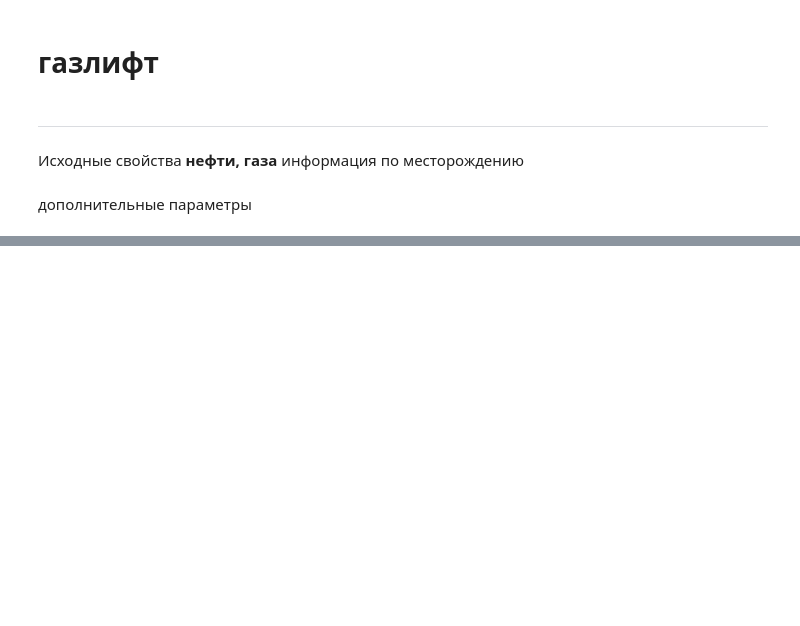
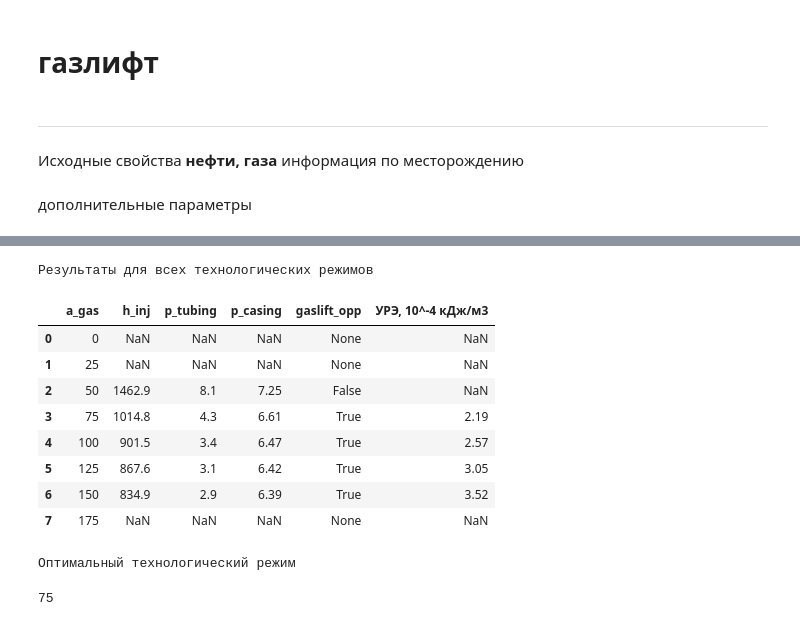
Before and after one commit to Gregoryish/MohovHW, a Jupyter notebook: gazlift.ipynb, the cells around one changed output, grey strips where cells are left out. Drawn from its saved outputs; the diff is of its cells as text; code cells hidden in the pictures; blank space fills up the shorter version.

Commit message:
hw_3
в gazlift
ДЗ №3  расчет пуска клапанов
полуавтоматический метод (имеется возможность реализации в автоматическом режиме) сейчас выполнено на "скорую".

```diff
--- a/gazlift.ipynb
+++ b/gazlift.ipynb
@@ -104 +143,9 @@ a_gas = 0
+# %%
+#максимальный дебит фонтанирующей скважины
+q_liquid = 40
+#глубина спуска колонны равняется глубине скважины из условий прочности
+h_tubing = h_well
+#продуктивность и обводнённость при которых скв. не фонтанирует
+PI_2 = PI/1.35
+B_2 = 0.4
 # %%
@@ -127,0 +206,11 @@ density_gas_std
+# %%
+#построение КРД В затрубном пространстве
+
+list_h = np.linspace(0,h_well,100)
+list_h = np.round(list_h)
+list_t = t_h (t_head_tubing,t_reservoir,h_well, list_h)
+p_gas_head = 6
+
+list_p_casing = get_p_casing (list_t, list_h,p_gas_head,relative_density_gas)
+#gazlift_dict[50][1]
+np.round(list_h)
@@ -127,0 +280,46 @@ density_gas_std
+# %%
+list_results = list()
+for a_gas in gazlift_dict:
+    delta = abs(gazlift_dict[a_gas][1][:len(p_list_bhp[::-1][1:])] - list_H_bhp[::-1][1:])
+
+    try :
+        return_index = np.nonzero(np.where(delta<6,1,0))
+        return_index = return_index[0][len(return_index[0])//2]
+    except:
+        return_index = False
+
+    if return_index:
+        h_inj, p_tubing, p_casing = gazlift_dict[a_gas][1][:len(p_list_bhp[::-1][1:])][return_index], gazlift_dict[a_gas][0][:len(p_list_bhp[::-1][1:])][return_index],list_p_casing[return_index]
+        spc =  round(10**3*(1.2/(1.2-1))*a_gas*0.1*((p_tubing/p_head_tubing)**((1.2-1)/1.2)-1)/10**4,2)
+        opportunity = p_tubing < p_casing
+        if opportunity:
+            spc =  round(10**3*(1.2/(1.2-1))*a_gas*0.1*((p_tubing/p_head_tubing)**((1.2-1)/1.2)-1)/10**4,2)
+        else:
+            spc = None
+    else:
+        h_inj, p_tubing, p_casing,opportunity, spc = None, None, None, None, None
+    h_inj, p_tubing, p_casing
+    results = dict({'a_gas':a_gas, 'h_inj': h_inj,'p_tubing': p_tubing,'p_casing': p_casing ,'gaslift_opp':opportunity, 'УРЭ, 10^-4 кДж/м3':spc})
+    list_results.append(results)
+
+df_results = pd.DataFrame(list_results)
+print('Результаты для всех технологических режимов')
+df_results
+# %% [output]
+Результаты для всех технологических режимов
+|  | a_gas | h_inj | p_tubing | p_casing | gaslift_opp | УРЭ, 10^-4 кДж/м3 |
+| 0 | 0 | NaN | NaN | NaN | None | NaN |
+| 1 | 25 | NaN | NaN | NaN | None | NaN |
+| 2 | 50 | 1462.9 | 8.1 | 7.25 | False | NaN |
+| 3 | 75 | 1014.8 | 4.3 | 6.61 | True | 2.19 |
+| 4 | 100 | 901.5 | 3.4 | 6.47 | True | 2.57 |
+| 5 | 125 | 867.6 | 3.1 | 6.42 | True | 3.05 |
+| 6 | 150 | 834.9 | 2.9 | 6.39 | True | 3.52 |
+| 7 | 175 | NaN | NaN | NaN | None | NaN |
+# %%
+print('Оптимальный технологический режим')
+df_results = df_results[df_results['УРЭ, 10^-4 кДж/м3']==df_results['УРЭ, 10^-4 кДж/м3'].min()]
+df_results['a_gas'].to_list()[0]
+# %% [output]
+Оптимальный технологический режим
+75
```
Also changed, not shown: parts of 63 cells of this notebook, 7 other files.
